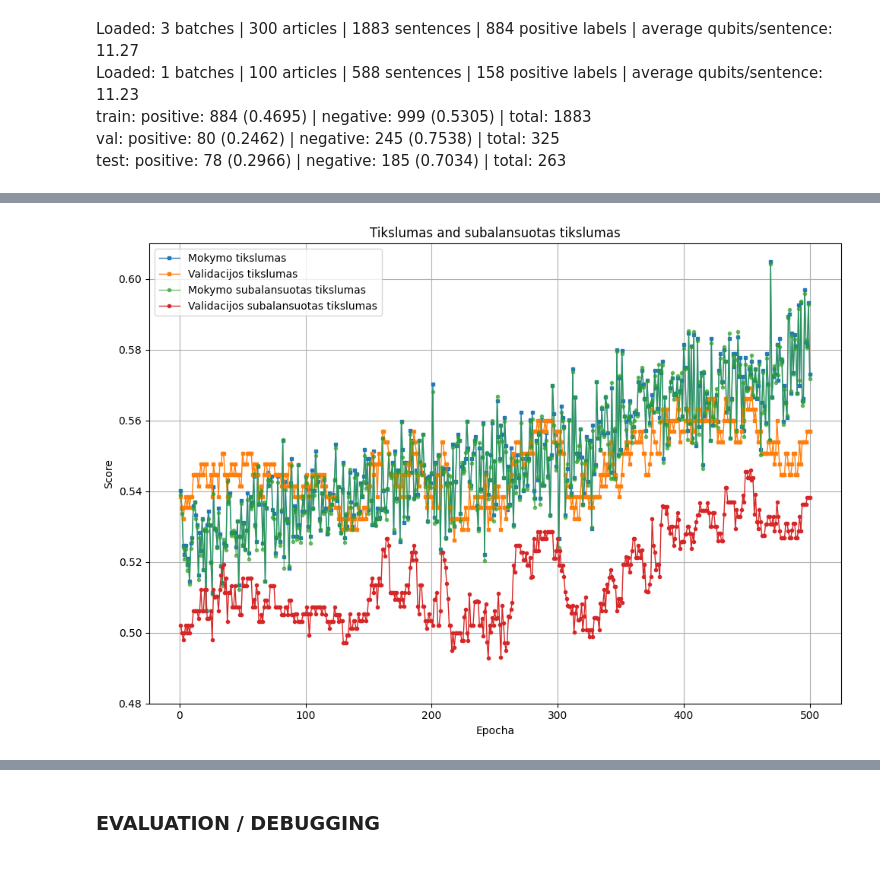
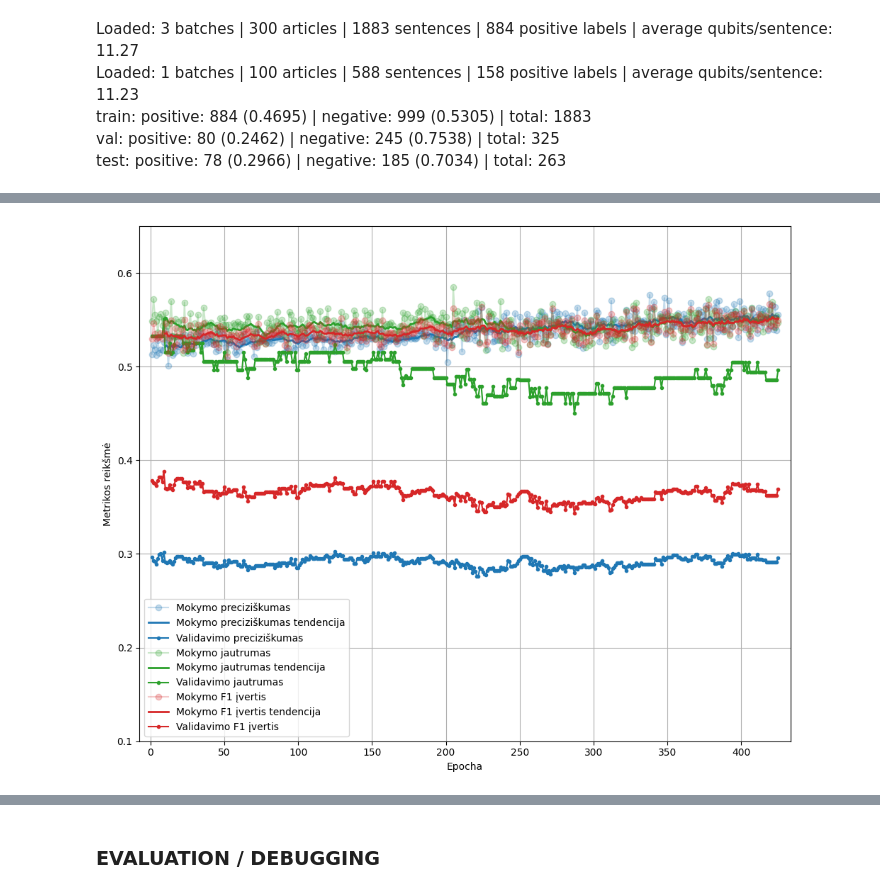
Before and after one commit to Green-255/QNLPModelTraining, a Jupyter notebook: QNLP_testing_DepCCG.ipynb, the cells around one changed output, grey strips where cells are left out. Cells and saved outputs as stored; diff of their text form; code cells hidden in the pictures.

```diff
--- a/QNLP_testing_DepCCG.ipynb
+++ b/QNLP_testing_DepCCG.ipynb
@@ -1296,5 +1172,9 @@ plot_loss(train_loss, val_loss, y_max=1.2, y_min=0.8)
+# %%
+# plot_positive_class_metrics(train_eval_results, val_eval_results, x_size=15, y_size=8, y_max=0.6, y_min=0.2)
+plot_positive_class_metrics(train_eval_results, val_eval_results, x_size=10, y_size=8, y_max=0.65, y_min=0.1, smooth_window=10)
+# plot_positive_class_metrics(train_eval_results, val_eval_results, x_size=8, y_size=5, y_max=0.45, y_min=0.0, smooth_window=1)
+# %% [output]
+[figure, added]
 # %%
-# plot_accuracy_metrics(trainer.train_eval_results, trainer.val_eval_results)
-plot_accuracy_metrics(train_eval_results, val_eval_results, y_size=7, y_max=0.61, y_min=0.48)
+# plot_zero_vector_rate(trainer.train_eval_results, trainer.val_eval_results)
+plot_zero_vector_rate(train_eval_results, val_eval_results, x_size=8, y_size=5, y_max=0.6, y_min=0.4)
-# %% [output]
-[figure, removed]
```
Also changed, not shown: parts of 23 cells of this notebook, 35 other files.
